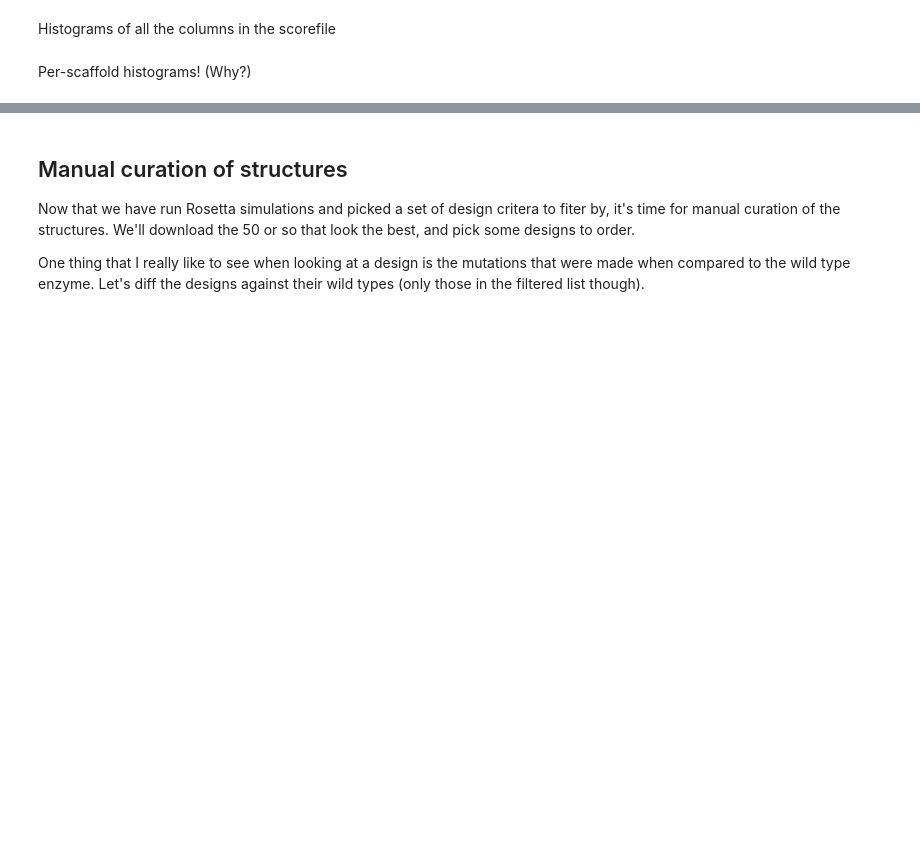
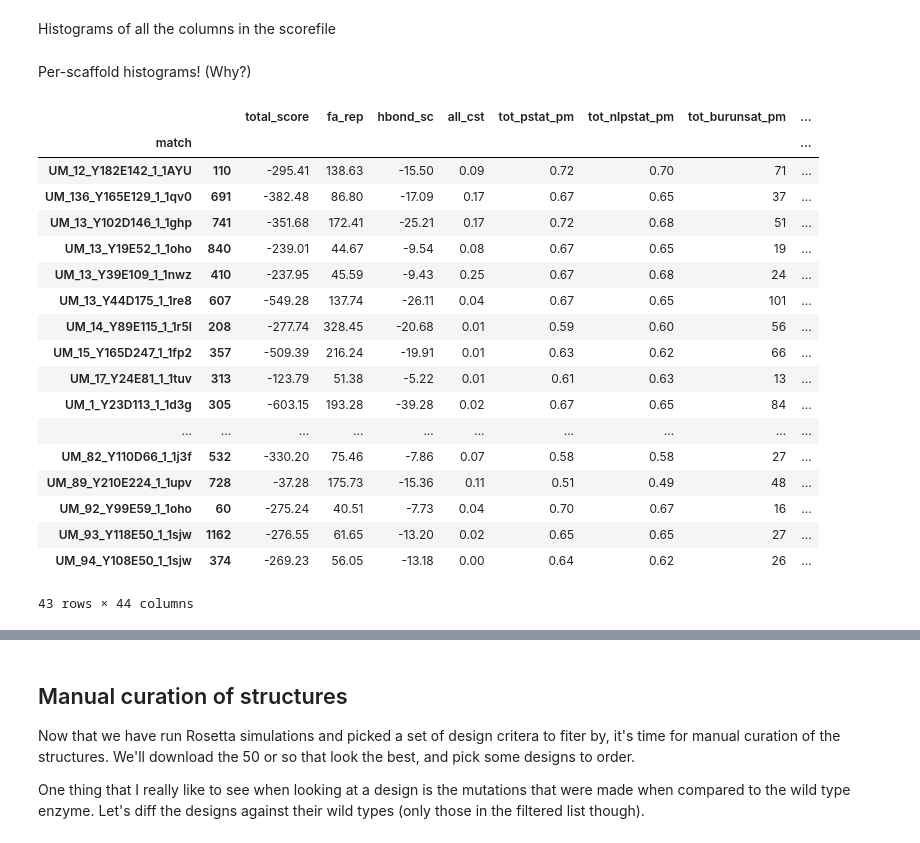
Before and after one commit to dacarlin/dnh-aro, a Jupyter notebook: Untitled.ipynb, the cells around one changed output, grey strips where cells are left out. Cells and saved outputs as stored; diff of their text form; code cells hidden in the pictures; blank space fills up the shorter version.

```diff
--- a/Untitled.ipynb
+++ b/Untitled.ipynb
@@ -119,17 +126,22 @@ import matplotlib.pyplot as plt
 import pandas
 from glob import glob
 
-#dfs = [ pandas.read_csv( i, sep='\s+' ) for i in glob( 'enzdes/out/*sc' ) ]
-#df = pandas.concat( dfs ).dropna()
-#df['scaffold'] = df.description.str.split( '_' ).str.get( 4 ) # aha!
+dfs = [ pandas.read_csv( i, sep='\s+' ) for i in glob( 'designs/*sc' ) ]
+df = pandas.concat( dfs ).dropna()
+df['scaffold'] = df.description.str.split( '_' ).str.get( 4 )
+df['match'] = df.description.str.split( '_11' ).str[0]
 
-sf = pandas.read_csv( 'enzdes/out/score.sc', sep='\s+' )
-sf.index = sf.description
-sf['scaffold'] = sf.index.str.split( '_' ).str[4]
-sf['match'] = sf.index.str.split( '_11' ).str[0]
-sf.sample( 3 )
+print len( df ), 'enzdes out'
+print len( df.scaffold.unique() ), 'scaffolds'
+print len( df.match.unique() ), 'unique matches'
 
-print len( sf ), 'enzdes out'
-print len( sf.scaffold.unique() ), 'scaffolds'
-print len( sf.match.unique() ), 'unique matches'
+# sf = pandas.read_csv( 'enzdes/out/score.sc', sep='\s+' )
+# sf.index = sf.description
+# sf['scaffold'] = sf.index.str.split( '_' ).str[4]
+# sf['match'] = sf.index.str.split( '_11' ).str[0]
+# sf.sample( 3 )
+
+# print len( sf ), 'enzdes out'
+# print len( sf.scaffold.unique() ), 'scaffolds'
+# print len( sf.match.unique() ), 'unique matches'
 # %% [output]
@@ -142,6 +154,6 @@ print len( sf.match.unique() ), 'unique matches'
 def lowest( df ):
     return df.sort( 'total_score' ).head( 1 )
 
-grouped = sf.groupby( 'match' ).apply( lowest )
+grouped = df.groupby( 'match' ).apply( lowest )
 print len( grouped ), 'lowest from nstruct groups (should equal number of matches)'
 # %% [output]
@@ -167,4 +179,26 @@ Per-scaffold histograms! (Why?)
 # %%
 #sf.total_score.hist(by=df.scaffold, figsize=(21,21), color='k', linewidth=0 )
 #plt.tight_layout()
+# %%
+filtered
+# %% [output]
+|  |  | total_score | fa_rep | hbond_sc | all_cst | tot_pstat_pm | tot_nlpstat_pm | tot_burunsat_pm | ... |
+| match |  |  |  |  |  |  |  |  | ... |
+| UM_12_Y182E142_1_1AYU | 110 | -295.41 | 138.63 | -15.50 | 0.09 | 0.72 | 0.70 | 71 | ... |
+| UM_136_Y165E129_1_1qv0 | 691 | -382.48 | 86.80 | -17.09 | 0.17 | 0.67 | 0.65 | 37 | ... |
+| UM_13_Y102D146_1_1ghp | 741 | -351.68 | 172.41 | -25.21 | 0.17 | 0.72 | 0.68 | 51 | ... |
+| UM_13_Y19E52_1_1oho | 840 | -239.01 | 44.67 | -9.54 | 0.08 | 0.67 | 0.65 | 19 | ... |
+| UM_13_Y39E109_1_1nwz | 410 | -237.95 | 45.59 | -9.43 | 0.25 | 0.67 | 0.68 | 24 | ... |
+| UM_13_Y44D175_1_1re8 | 607 | -549.28 | 137.74 | -26.11 | 0.04 | 0.67 | 0.65 | 101 | ... |
+| UM_14_Y89E115_1_1r5l | 208 | -277.74 | 328.45 | -20.68 | 0.01 | 0.59 | 0.60 | 56 | ... |
+| UM_15_Y165D247_1_1fp2 | 357 | -509.39 | 216.24 | -19.91 | 0.01 | 0.63 | 0.62 | 66 | ... |
+| UM_17_Y24E81_1_1tuv | 313 | -123.79 | 51.38 | -5.22 | 0.01 | 0.61 | 0.63 | 13 | ... |
+| UM_1_Y23D113_1_1d3g | 305 | -603.15 | 193.28 | -39.28 | 0.02 | 0.67 | 0.65 | 84 | ... |
+| ... | ... | ... | ... | ... | ... | ... | ... | ... | ... |
+| UM_82_Y110D66_1_1j3f | 532 | -330.20 | 75.46 | -7.86 | 0.07 | 0.58 | 0.58 | 27 | ... |
+| UM_89_Y210E224_1_1upv | 728 | -37.28 | 175.73 | -15.36 | 0.11 | 0.51 | 0.49 | 48 | ... |
+| UM_92_Y99E59_1_1oho | 60 | -275.24 | 40.51 | -7.73 | 0.04 | 0.70 | 0.67 | 16 | ... |
+| UM_93_Y118E50_1_1sjw | 1162 | -276.55 | 61.65 | -13.20 | 0.02 | 0.65 | 0.65 | 27 | ... |
+| UM_94_Y108E50_1_1sjw | 374 | -269.23 | 56.05 | -13.18 | 0.00 | 0.64 | 0.62 | 26 | ... |
+43 rows × 44 columns
 # %%
```
Also changed, not shown: parts of 10 cells of this notebook, 11 other files.
